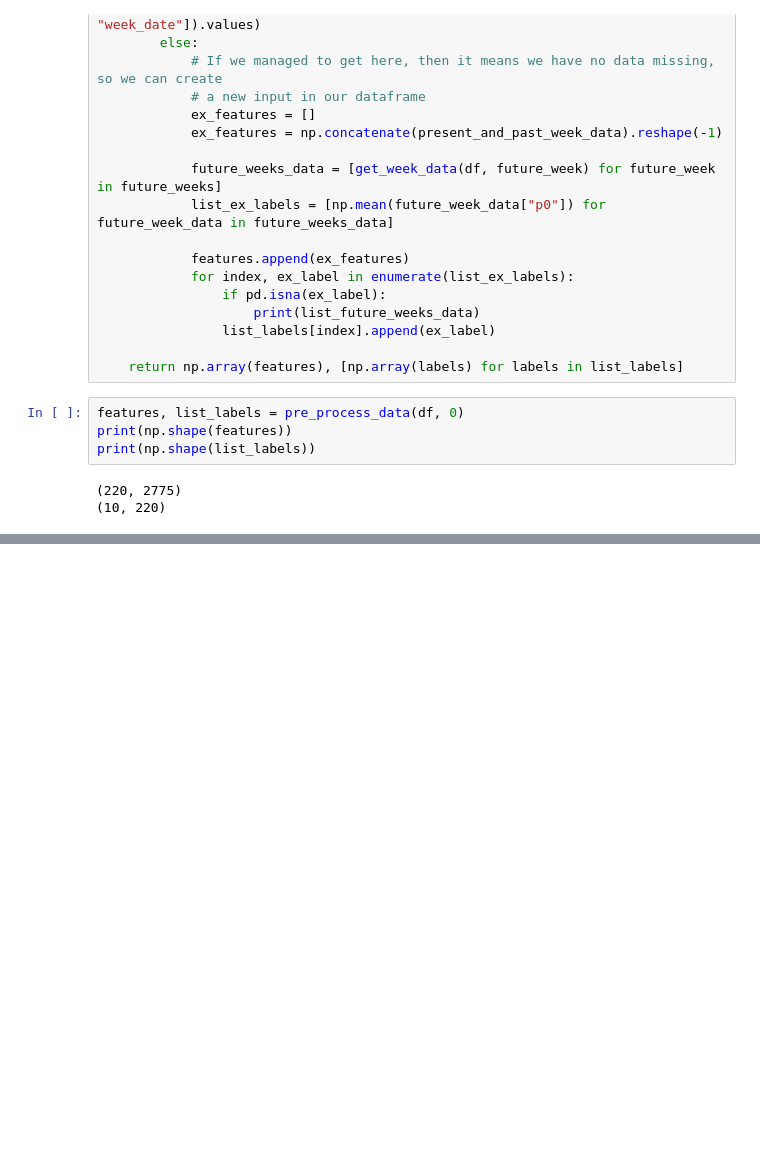
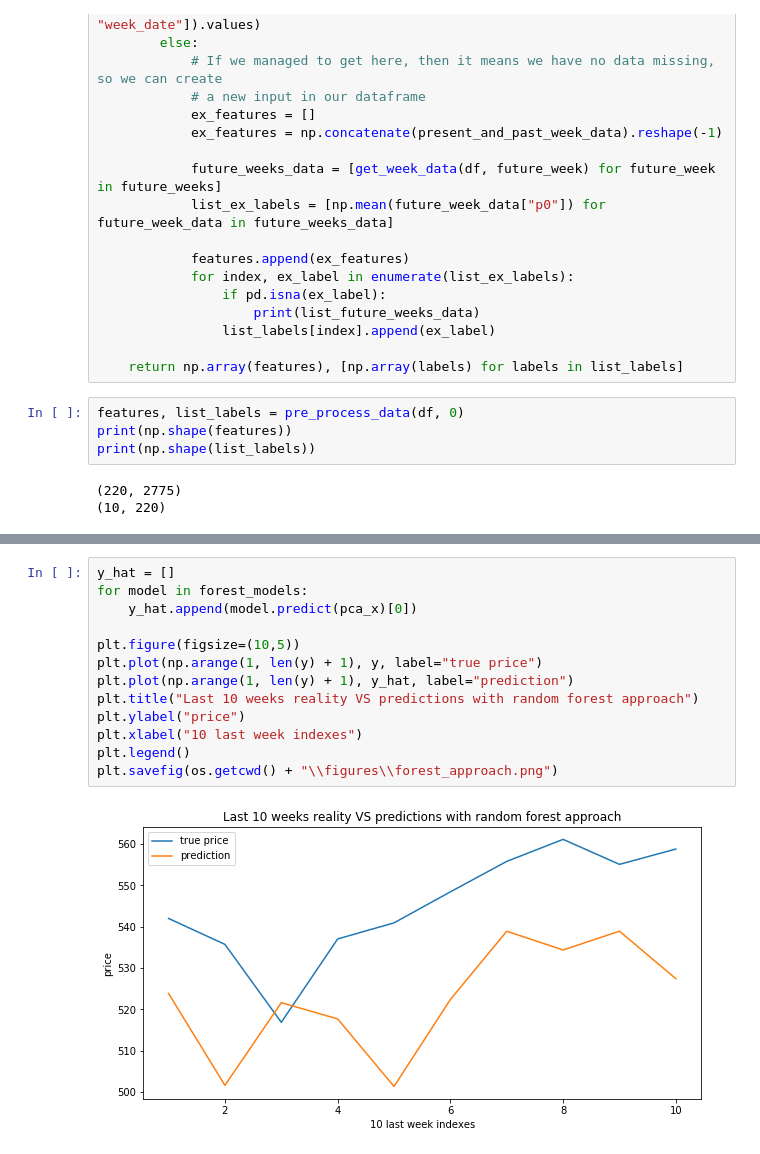
Before and after one commit to LouisTilloy/deepvu_project, a Jupyter notebook: classical_ML_approach.ipynb, the cells around one changed output, grey strips where cells are left out. Drawn from its saved outputs; the diff is of its cells as text; blank space fills up the shorter version.

```diff
--- a/classical_ML_approach.ipynb
+++ b/classical_ML_approach.ipynb
@@ -212,0 +239,15 @@ test score : 0.9249289554645753
+# %%
+y_hat = []
+for model in forest_models:
+    y_hat.append(model.predict(pca_x)[0])
+
+plt.figure(figsize=(10,5))
+plt.plot(np.arange(1, len(y) + 1), y, label="true price")
+plt.plot(np.arange(1, len(y) + 1), y_hat, label="prediction")
+plt.title("Last 10 weeks reality VS predictions with random forest approach")
+plt.ylabel("price")
+plt.xlabel("10 last week indexes")
+plt.legend()
+plt.savefig(os.getcwd() + "\\figures\\forest_approach.png")
+# %% [output]
+[figure, added]
```
Also changed, not shown: parts of 7 cells of this notebook, 4 other files.
